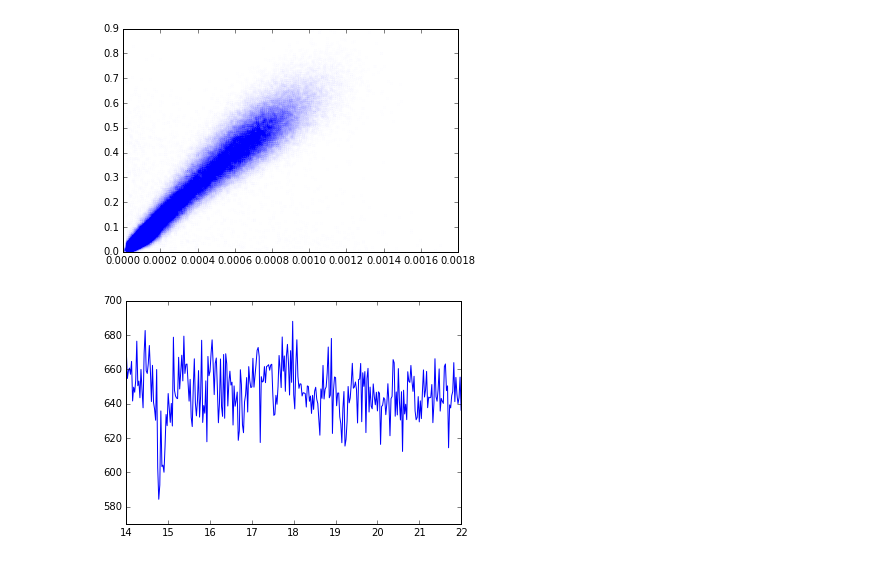
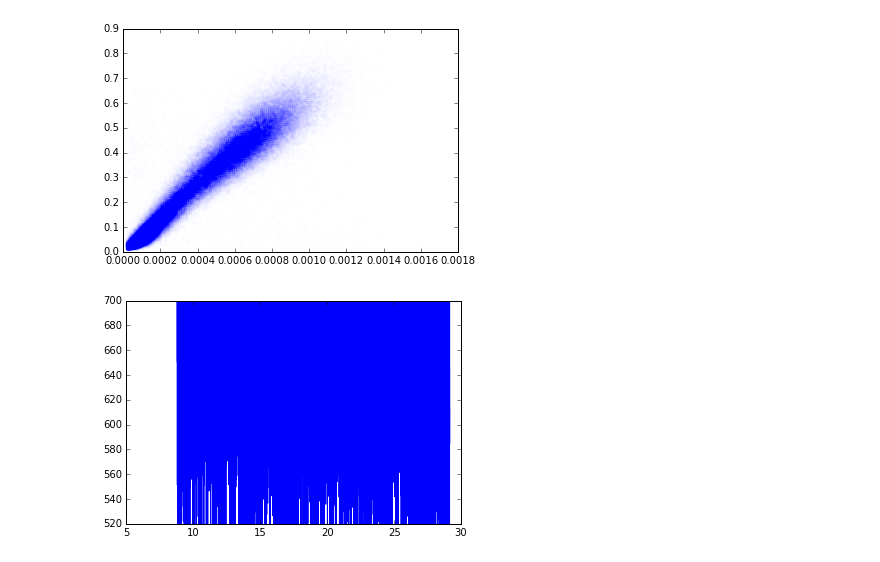
Before and after one commit to sioan/softXRayDataAndControls, a Jupyter notebook: experimentSpecificFiles/sxri0414/jupyter/analysis_run60_eshift_correction.ipynb, the cells around one changed output. Cells and saved outputs as stored; diff of their text form; code cells hidden in the pictures.

```diff
--- a/experimentSpecificFiles/sxri0414/jupyter/analysis_run60_eshift_correction.ipynb
+++ b/experimentSpecificFiles/sxri0414/jupyter/analysis_run60_eshift_correction.ipynb
@@ -31,8 +31,8 @@ except:
     pass
 #configuration parameters
 time_tool_sign = 1
-#pixel_to_femtosecond = 0.0033444
-pixel_to_femtosecond = 0.002
+pixel_to_femtosecond = 0.0033444
+#pixel_to_femtosecond = 0.002
 delay_stage_offset = min(my_dict['delayStage'])
 # %%
 #subplot(121)
@@ -46,8 +46,8 @@ delay_stage_offset = min(my_dict['delayStage'])
 my_mask =  filter_masks.__dict__[experiment_run_name](my_dict)
 my_mask *=  (my_dict['timeToolOpal/time_pixel']>300)
 my_mask *=  (my_dict['timeToolOpal/time_pixel']<1600)
-#my_mask *=  (my_dict['ebeam/photon_energy']<925)
-#my_mask *=  (my_dict['ebeam/photon_energy']>910)
+my_mask *=  (my_dict['ebeam/photon_energy']<920)
+my_mask *=  (my_dict['ebeam/photon_energy']>912)
 #my_mask *=  (my_dict['timeToolOpal/uncertainty_cov']*pixel_to_femtosecond<0.0002)
 # %%
 #TSS_OPAL/pixelTime = is the original psana type analyzed time tool data
@@ -79,7 +79,7 @@ y = my_dict['acqiris2/amplitude'][my_mask]
 sy = my_dict['acqiris2/uncertainty_cov'][my_mask]
 z = my_dict['corrected_time'][my_mask]
 myValues = array([x,y,z,sy]).transpose()
-my_bins = arange(-6.0,35,0.025)
+my_bins = arange(-6.0,35,0.001)
 
 #defining truncated mean
 def quartile_mean(x):
@@ -95,31 +95,31 @@ show()
 # %%
 #removing the vectorized custom binned statistic and replacing with supported one
 #first one below is the unweighted average
 binned_acqiris = binned_statistic_dd(z,y,bins=[my_bins],statistic=average)
 binned_GMD = binned_statistic_dd(z,x,bins=[my_bins],statistic=average)
 #plot(my_bins[:-1],(binned_acqiris.statistic/binned_GMD.statistic)[::-1])
 
 #the one below is the weighted average
 binned_weighted_acqiris = binned_statistic_dd(z,y/sy,bins=[my_bins],statistic=average)
 binned_weights = binned_statistic_dd(z,1.0/sy,bins=[my_bins],statistic=average)
 binned_GMD = binned_statistic_dd(z,x,bins=[my_bins],statistic=average)
-plot(my_bins[:-1],(binned_weighted_acqiris.statistic/binned_weights.statistic/binned_GMD.statistic)[::-1])
+#plot(my_bins[:-1],(binned_weighted_acqiris.statistic/binned_weights.statistic/binned_GMD.statistic)[::-1])
 
 #the one below is the trunctated mean
 binned_acqiris = binned_statistic_dd(z,y,bins=[my_bins],statistic=quartile_mean)
 binned_GMD = binned_statistic_dd(z,x,bins=[my_bins],statistic=quartile_mean)
-#plot(my_bins[:-1],(binned_acqiris.statistic/binned_GMD.statistic)[::-1])
+plot(my_bins[:-1],(binned_acqiris.statistic/binned_GMD.statistic)[::-1])
 
 #shot be shot
 binned_weighted_acqiris_div_GMD = binned_statistic_dd(z,(y/x),bins=[my_bins],statistic=quartile_mean)
 #plot(my_bins[:-1],(binned_weighted_acqiris_div_GMD.statistic)[::-1])
 
 #ylim(96,118)
-ylim(570,700)
-xlim(14,22)
+ylim(520,700)
+#xlim(12,24)
 show()
 # %% [output]
-[figure, old version]
+[figure, new version]
 # %%
 #one of the problems with binning is that points falling at the edge of only contribue to the bin they fall into.
 #This section adds a weighting for the distance from the bin edge. if a point falls on the edge of the bin,
```
Also changed, not shown: parts of 5 cells of this notebook, 23 other files.
